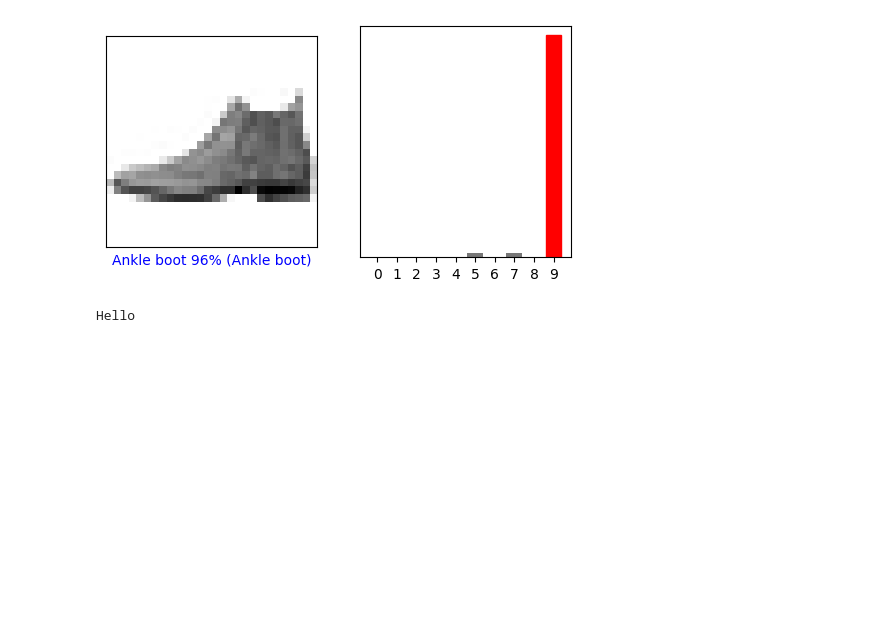
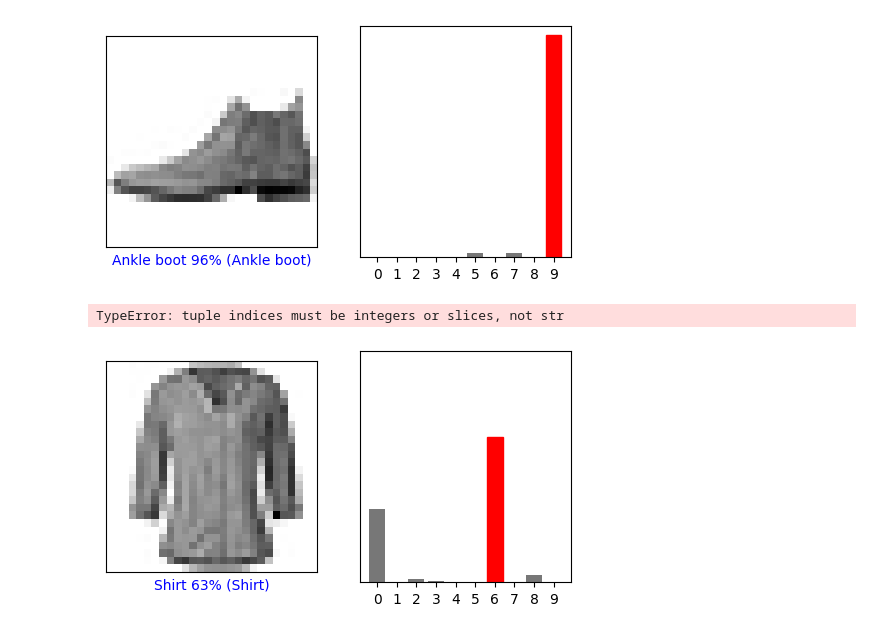
Before and after one commit to Kamaljit12/tensorflow-tutorial, a Jupyter notebook: classification_image_of_clothes.ipynb, the cells around one changed output. Cells and saved outputs as stored; diff of their text form; code cells hidden in the pictures; blank space fills up the shorter version.

```diff
--- a/classification_image_of_clothes.ipynb
+++ b/classification_image_of_clothes.ipynb
@@ -249,7 +250,15 @@ plt.show()
 # %% [output]
 TypeError: tuple indices must be integers or slices, not str
 [figure]
-# %%
-print("Hello")
-# %% [output]
-Hello
+# %%
+## verify predictions
+i = 4
+plt.figure(figsize=(6, 3))
+plt.subplot(1, 2, 1)
+plot_image(i, prediction[i], test_labels, test_image)
+plt.subplot(1, 2, 2)
+plot_value_array(i, prediction[i], test_labels)
+plt.show()
+# %% [output]
+TypeError: tuple indices must be integers or slices, not str
+[figure, added]
```
Also changed, not shown: parts of 2 cells of this notebook.
